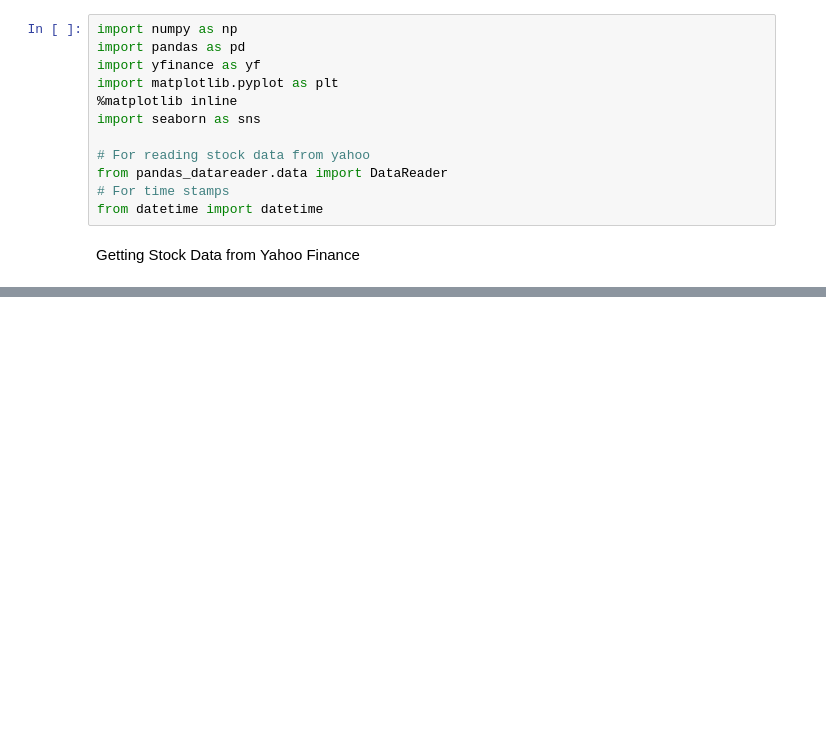
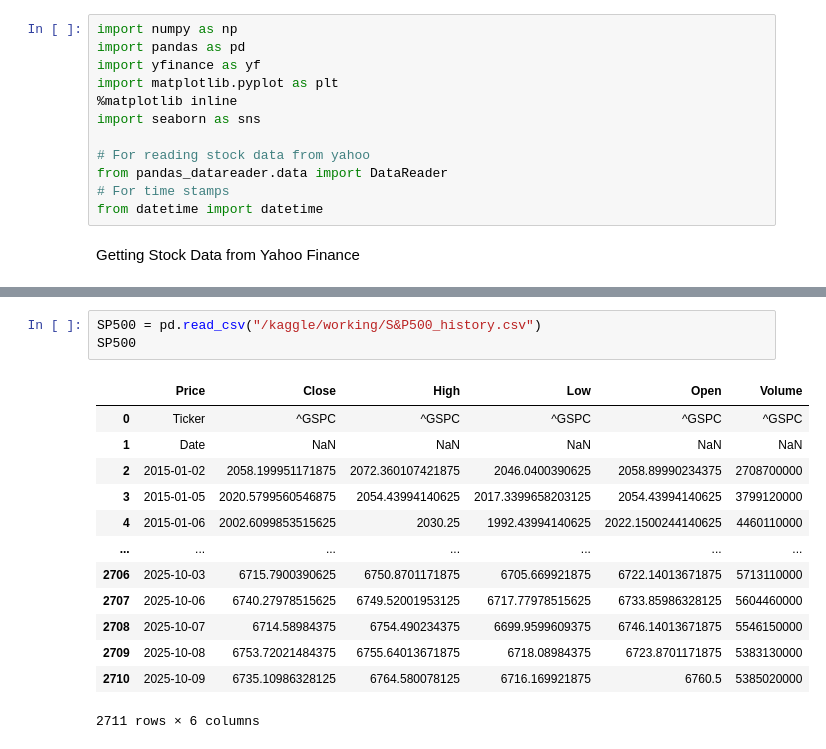
Before and after one commit to hjmoore67/AI-Coursework-Uni, a Jupyter notebook: uni-ai-coursework.ipynb, the cells around one changed output, grey strips where cells are left out. Drawn from its saved outputs; the diff is of its cells as text; blank space fills up the shorter version.

```diff
--- a/uni-ai-coursework.ipynb
+++ b/uni-ai-coursework.ipynb
@@ -51,0 +105,17 @@ data.to_csv("S&P500_history.csv")
+# %%
+SP500 = pd.read_csv("/kaggle/working/S&P500_history.csv")
+SP500
+# %% [output]
+|  | Price | Close | High | Low | Open | Volume |
+| 0 | Ticker | ^GSPC | ^GSPC | ^GSPC | ^GSPC | ^GSPC |
+| 1 | Date | NaN | NaN | NaN | NaN | NaN |
+| 2 | 2015-01-02 | 2058.199951171875 | 2072.360107421875 | 2046.0400390625 | 2058.89990234375 | 2708700000 |
+| 3 | 2015-01-05 | 2020.5799560546875 | 2054.43994140625 | 2017.3399658203125 | 2054.43994140625 | 3799120000 |
+| 4 | 2015-01-06 | 2002.6099853515625 | 2030.25 | 1992.43994140625 | 2022.1500244140625 | 4460110000 |
+| ... | ... | ... | ... | ... | ... | ... |
+| 2706 | 2025-10-03 | 6715.7900390625 | 6750.8701171875 | 6705.669921875 | 6722.14013671875 | 5713110000 |
+| 2707 | 2025-10-06 | 6740.27978515625 | 6749.52001953125 | 6717.77978515625 | 6733.85986328125 | 5604460000 |
+| 2708 | 2025-10-07 | 6714.58984375 | 6754.490234375 | 6699.9599609375 | 6746.14013671875 | 5546150000 |
+| 2709 | 2025-10-08 | 6753.72021484375 | 6755.64013671875 | 6718.08984375 | 6723.8701171875 | 5383130000 |
+| 2710 | 2025-10-09 | 6735.10986328125 | 6764.580078125 | 6716.169921875 | 6760.5 | 5385020000 |
+2711 rows × 6 columns
```
Also changed, not shown: parts of 16 cells of this notebook.
